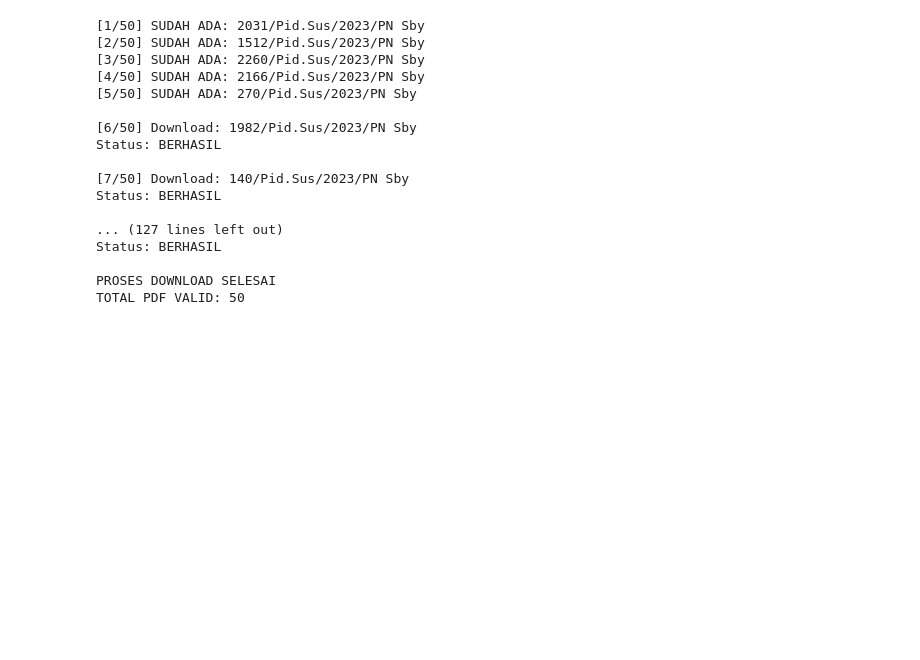
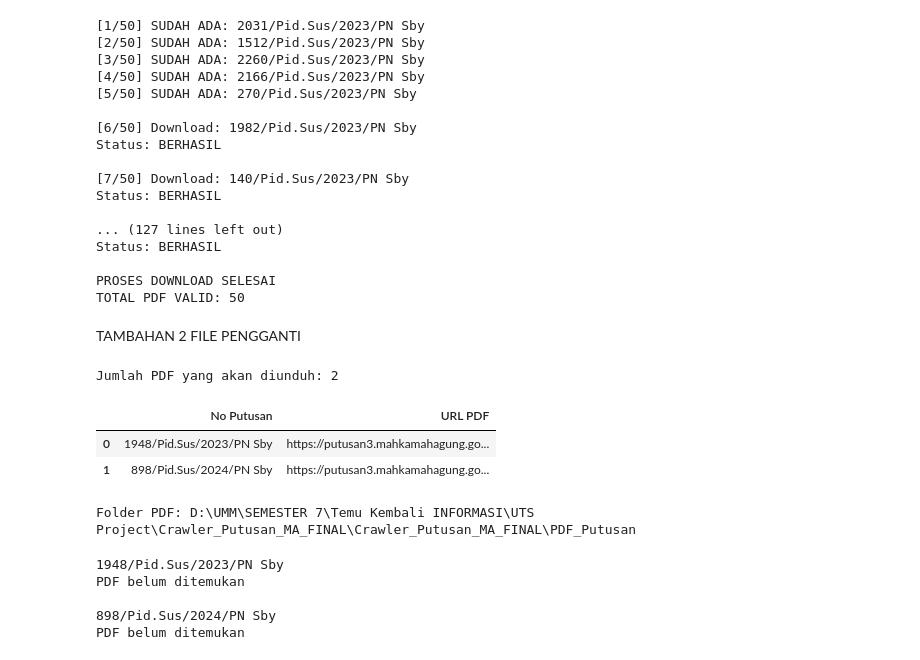
Before and after one commit to shefiramarizcha62-sudo/Dataset-Narkotika_027_199, a Jupyter notebook: 03_download_pdf.ipynb, the cells around one changed output. Saved outputs shown, nothing was run; the diff lists cells and outputs as text; code cells hidden in the pictures; blank space fills up the shorter version.

```diff
--- a/03_download_pdf.ipynb
+++ b/03_download_pdf.ipynb
@@ -280,3 +306,5 @@ Status: BERHASIL
 
 PROSES DOWNLOAD SELESAI
 TOTAL PDF VALID: 50
+# %% [markdown]
+TAMBAHAN 2 FILE PENGGANTI
@@ -282,0 +313,45 @@ TOTAL PDF VALID: 50
+# %%
+df_pengganti = pd.read_csv(
+    "data/dua_kandidat_pengganti.csv"
+)
+
+print("Jumlah PDF yang akan diunduh:", len(df_pengganti))
+display(df_pengganti[["No Putusan", "URL PDF"]])
+# %% [output]
+Jumlah PDF yang akan diunduh: 2
+|  | No Putusan | URL PDF |
+| 0 | 1948/Pid.Sus/2023/PN Sby | https://putusan3.mahkamahagung.go... |
+| 1 | 898/Pid.Sus/2024/PN Sby | https://putusan3.mahkamahagung.go... |
+# %%
+from pathlib import Path
+
+# Folder penyimpanan PDF putusan
+FOLDER_PDF = Path("PDF_Putusan")
+FOLDER_PDF.mkdir(parents=True, exist_ok=True)
+
+print("Folder PDF:", FOLDER_PDF.resolve())
+# %% [output]
+Folder PDF: D:\UMM\SEMESTER 7\Temu Kembali INFORMASI\UTS Project\Crawler_Putusan_MA_FINAL\Crawler_Putusan_MA_FINAL\PDF_Putusan
+# %%
+from pathlib import Path
+
+# Cari folder PDF berdasarkan struktur project
+folder_pdf = Path("PDF_Putusan")
+
+for _, row in df_pengganti.iterrows():
+    nomor = row["No Putusan"].split("/")[0]
+
+    hasil = list(folder_pdf.rglob(f"*{nomor}*.pdf"))
+
+    print(f"\n{row['No Putusan']}")
+    if hasil:
+        for file in hasil:
+            print("PDF ditemukan:", file)
+    else:
+        print("PDF belum ditemukan")
+# %% [output]
+1948/Pid.Sus/2023/PN Sby
+PDF belum ditemukan
+
+898/Pid.Sus/2024/PN Sby
+PDF belum ditemukan
```
Also changed, not shown: parts of 16 cells of this notebook, 5 other files.
